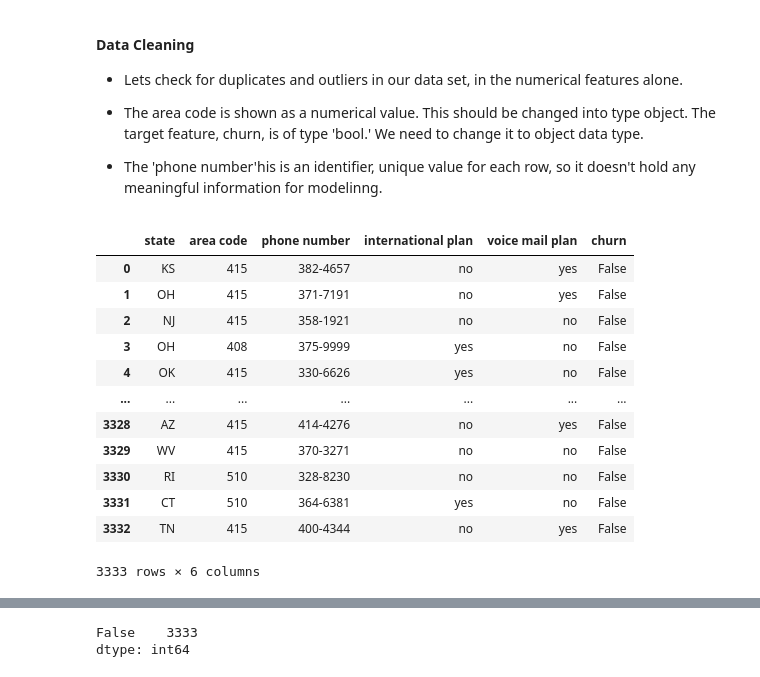
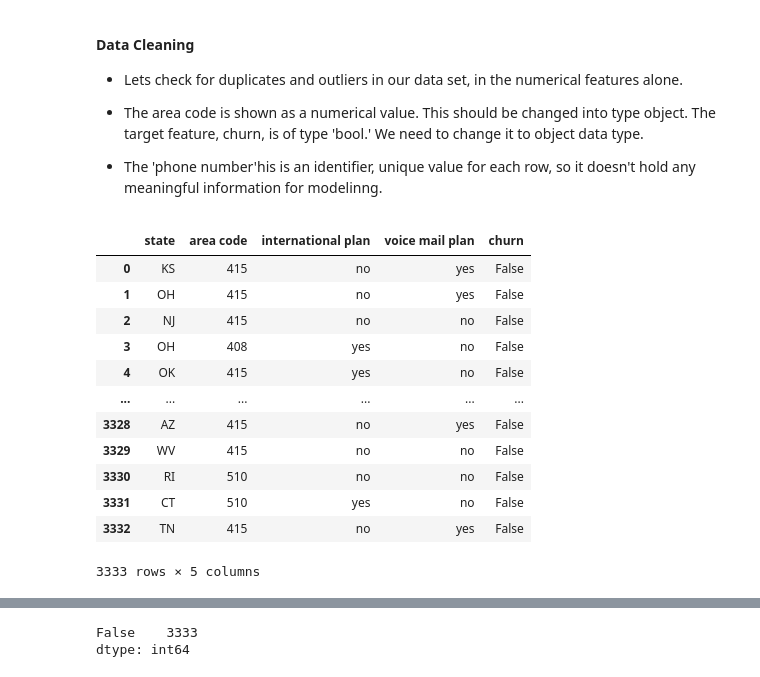
Before and after one commit to WamaeSimon/SyriaTel-Model, a Jupyter notebook: Untitled.ipynb, the cells around one changed output, grey strips where cells are left out. Saved outputs shown, nothing was run; the diff lists cells and outputs as text; code cells hidden in the pictures.

```diff
--- a/Untitled.ipynb
+++ b/Untitled.ipynb
@@ -93,23 +93,24 @@ dtype: int64
 # %%
 df['area code'] = df['area code'].astype('object')
 df['churn'] = df['churn'].astype('object')
+df.drop('phone number', axis =1, inplace = True)
 # Call the categorical function to verify that area code has been chnaged to object
 categorical_df = mf.Type_categorical(df)
 categorical_df
 # %% [output]
-|  | state | area code | phone number | international plan | voice mail plan | churn |
-| 0 | KS | 415 | 382-4657 | no | yes | False |
-| 1 | OH | 415 | 371-7191 | no | yes | False |
-| 2 | NJ | 415 | 358-1921 | no | no | False |
-| 3 | OH | 408 | 375-9999 | yes | no | False |
-| 4 | OK | 415 | 330-6626 | yes | no | False |
-| ... | ... | ... | ... | ... | ... | ... |
-| 3328 | AZ | 415 | 414-4276 | no | yes | False |
-| 3329 | WV | 415 | 370-3271 | no | no | False |
-| 3330 | RI | 510 | 328-8230 | no | no | False |
-| 3331 | CT | 510 | 364-6381 | yes | no | False |
-| 3332 | TN | 415 | 400-4344 | no | yes | False |
+|  | state | area code | international plan | voice mail plan | churn |
+| 0 | KS | 415 | no | yes | False |
+| 1 | OH | 415 | no | yes | False |
+| 2 | NJ | 415 | no | no | False |
+| 3 | OH | 408 | yes | no | False |
+| 4 | OK | 415 | yes | no | False |
+| ... | ... | ... | ... | ... | ... |
+| 3328 | AZ | 415 | no | yes | False |
+| 3329 | WV | 415 | no | no | False |
+| 3330 | RI | 510 | no | no | False |
+| 3331 | CT | 510 | yes | no | False |
+| 3332 | TN | 415 | no | yes | False |
-3333 rows × 6 columns
+3333 rows × 5 columns
 # %%
 numerical_df = mf.Type_numerical(df)
 numerical_df
```
Also changed, not shown: parts of 68 cells of this notebook.
